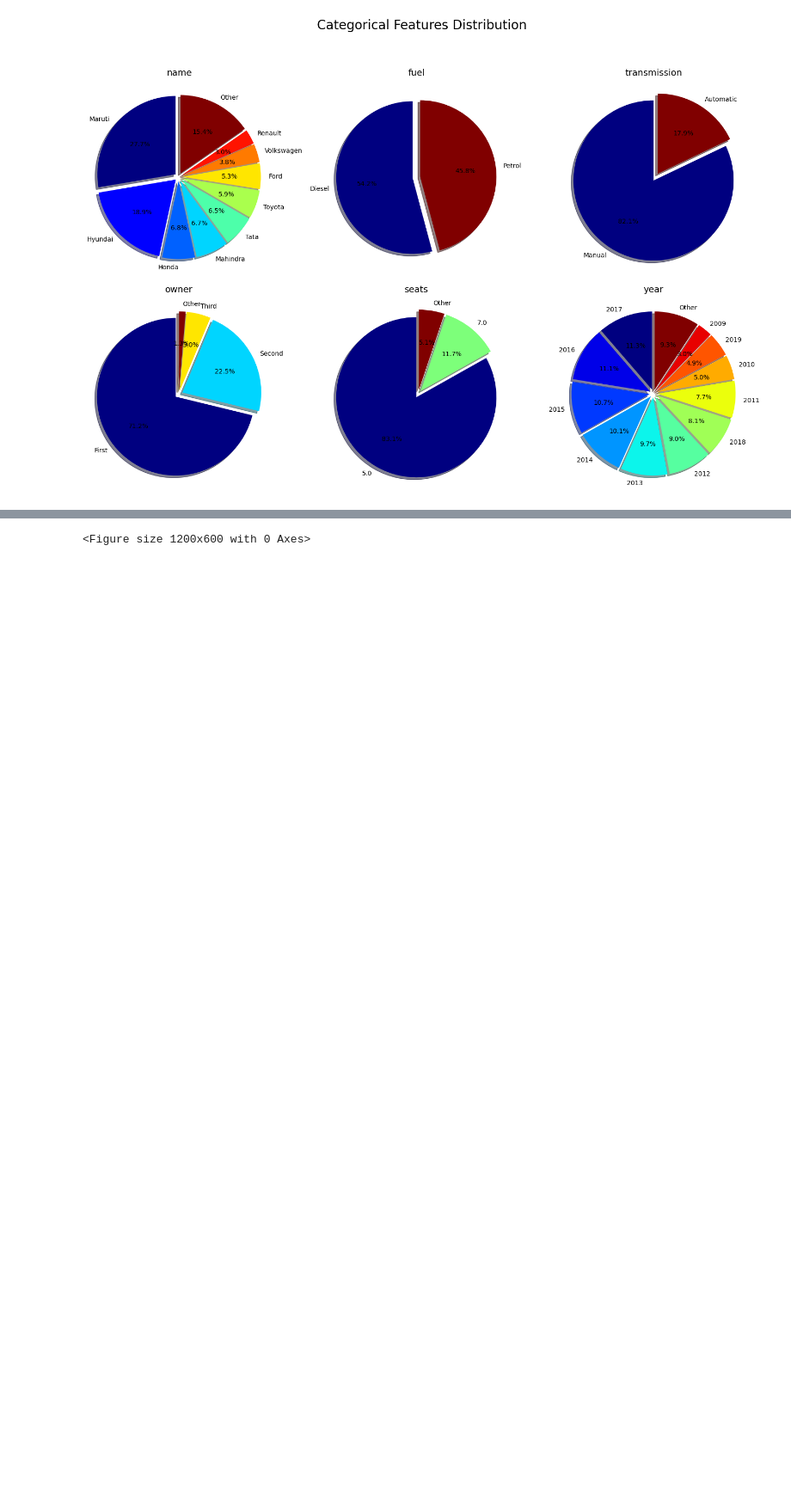
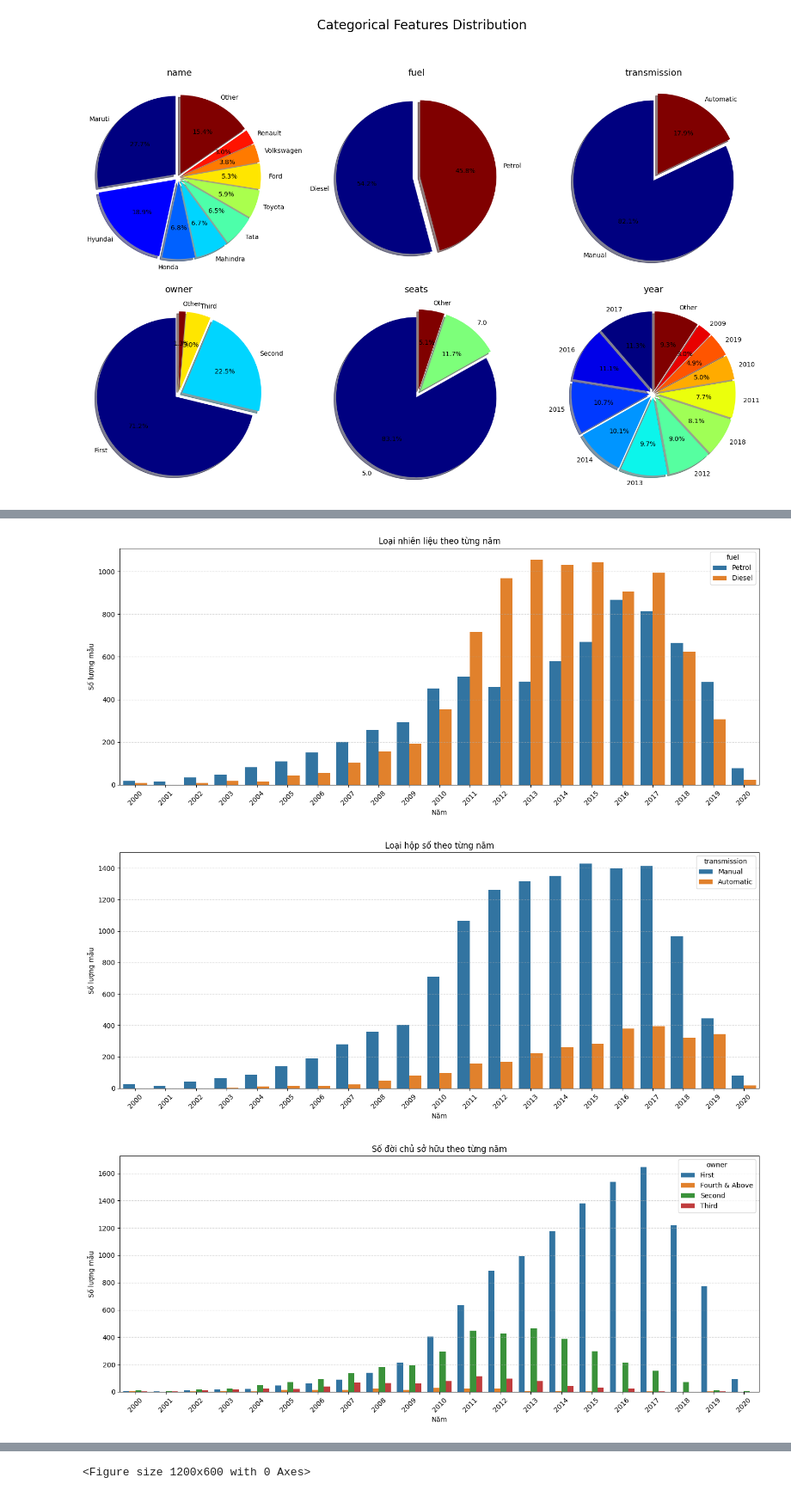
Before and after one commit to phucnguyenhoank/inds_gk_code_1, a Jupyter notebook: car-price-prediction_v3_copy.ipynb, the cells around one changed output, grey strips where cells are left out. Shown at 86% size. Drawn from its saved outputs; the diff is of its cells as text; code cells hidden in the pictures; blank space fills up the shorter version.

```diff
--- a/car-price-prediction_v3_copy.ipynb
+++ b/car-price-prediction_v3_copy.ipynb
@@ -774,0 +789,36 @@ High price group: 1015 records
+# %%
+# Danh sách năm cần xét
+years = list(range(2000, 2021))
+
+# Hàm vẽ biểu đồ cột theo từng năm cho 1 cột phân loại
+def plot_category_by_year(df, column_name, title):
+    plt.figure(figsize=(14, 6))
+    filtered_df = decoded_df[df['year'].isin(years)]
+    sns.countplot(data=filtered_df, x='year', hue=column_name)
+    plt.title(f'{title} theo từng năm')
+    plt.xlabel('Năm')
+    plt.ylabel('Số lượng mẫu')
+    plt.xticks(rotation=45)
+    plt.legend(title=column_name)
+    plt.tight_layout()
+    plt.grid(axis='y', linestyle='--', alpha=0.5)
+    plt.show()
+
+# Áp dụng cho từng cột
+plot_category_by_year(decoded_df, 'fuel', 'Loại nhiên liệu')
+plot_category_by_year(decoded_df, 'transmission', 'Loại hộp số')
+plot_category_by_year(decoded_df, 'owner', 'Số đời chủ sở hữu')
+
+
+# Cột 'name' (số lượng xe theo năm)
+top_names = decoded_df['name'].value_counts().nlargest(5).index
+filtered = decoded_df[decoded_df['name'].isin(top_names)]
+plt.figure(figsize=(12, 6))
+sns.countplot(data=filtered, x='year', hue='name')
+plt.title('Số lượng xe theo tên phổ biến nhất qua từng năm')
+plt.xticks(rotation=45)
+plt.show()
+# %% [output]
+[figure, added]
+[figure, added]
+[figure, added]
```
Also changed, not shown: parts of 43 cells of this notebook, 16 other files.
